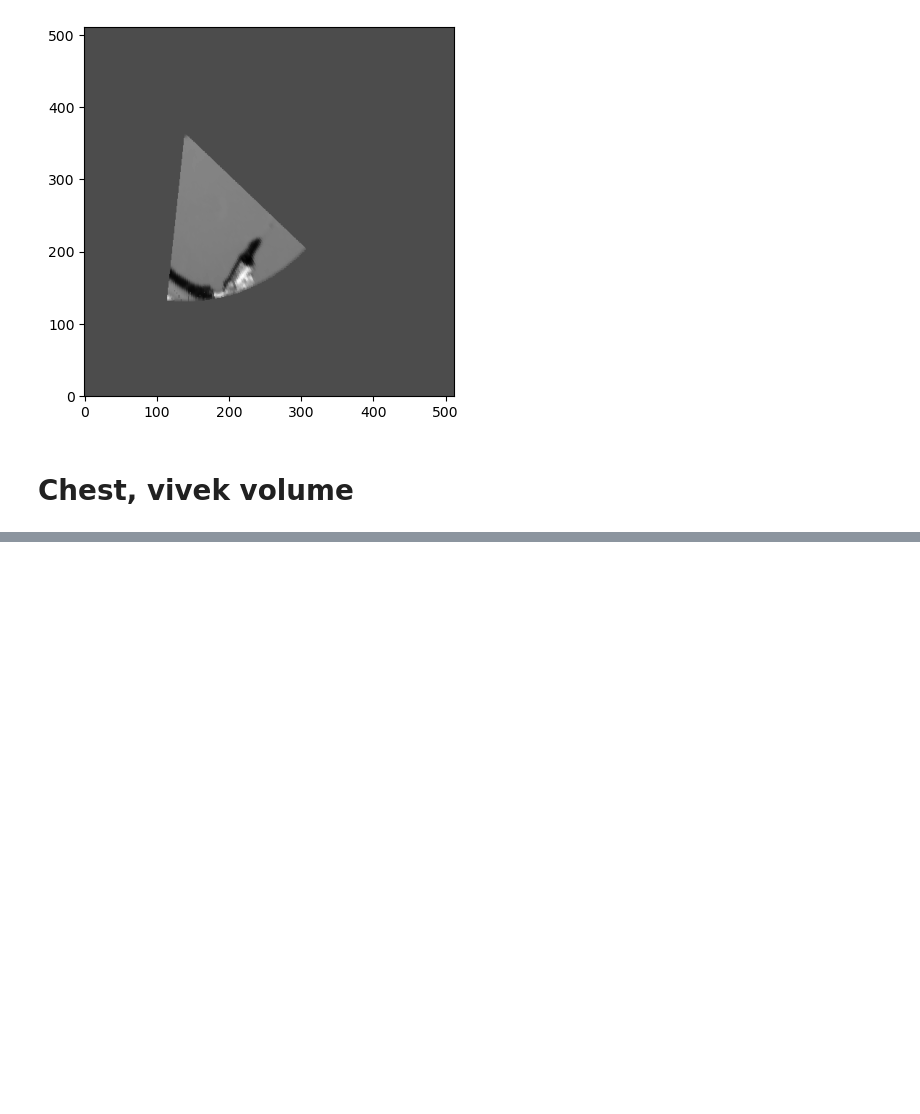
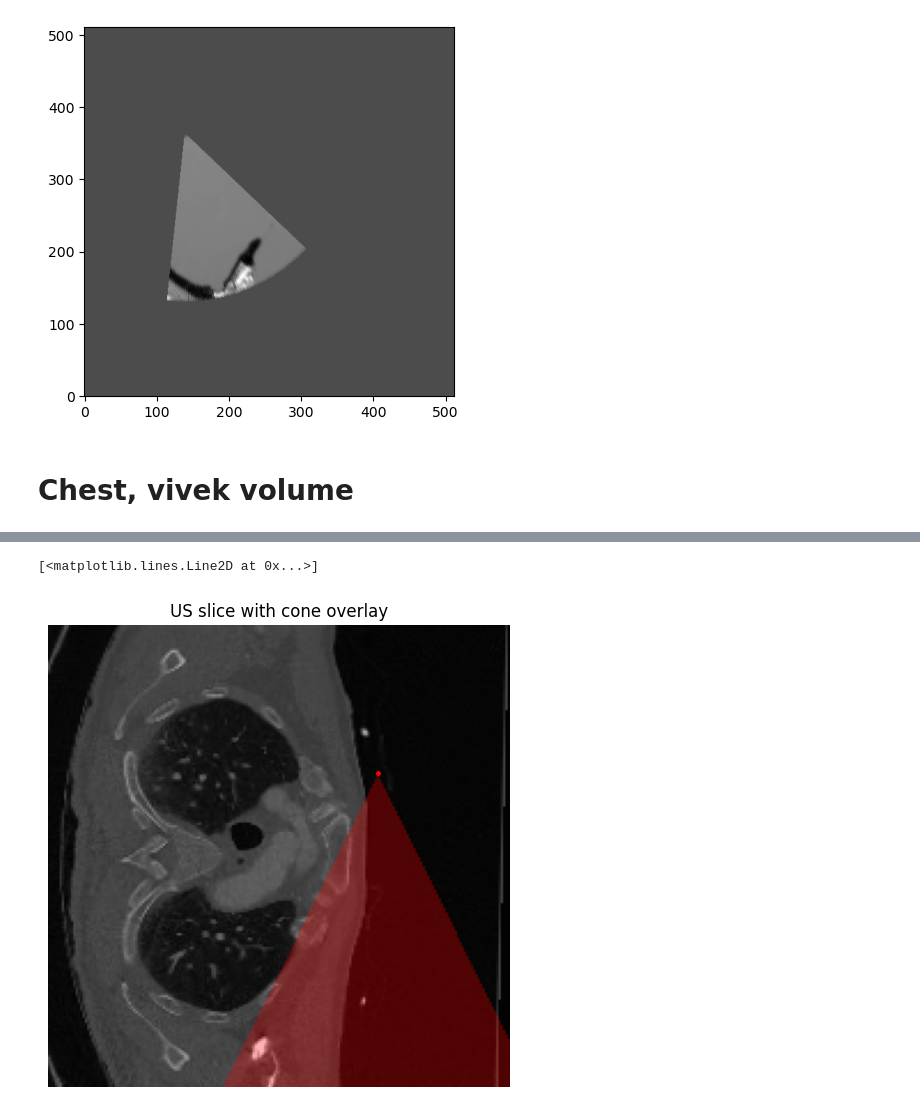
Before and after one commit to gduguey/DiffUS, a Jupyter notebook: notebooks/[DEMO] CT.ipynb, the cells around one changed output, grey strips where cells are left out. Saved outputs shown, nothing was run; the diff lists cells and outputs as text; code cells hidden in the pictures; blank space fills up the shorter version.

```diff
--- a/notebooks/[DEMO] CT.ipynb
+++ b/notebooks/[DEMO] CT.ipynb
@@ -568,0 +143,10 @@ plt.plot(x.numpy(), y, marker='o', label='Predicted Impedance')
+# %%
+slice = 15
+x0, y0 = 136,143
+direction_vec_2d = np.array([ -1, 0])
+mask_ct = overlay_cone(vivek_ct_vol[:,:,slice], apex=np.array([x0, y0]), direction_vector=direction_vec_2d, opening_angle=opening_angle)
+plot_overlay_cone(vivek_ct_vol[:,:,slice], mask_ct)
+plt.plot(y0, x0, 'r.', markersize=5)
+# %% [output]
+[<matplotlib.lines.Line2D at 0x...>]
+[figure, added]
```
Also changed, not shown: parts of 40 cells of this notebook, 2 other files.
